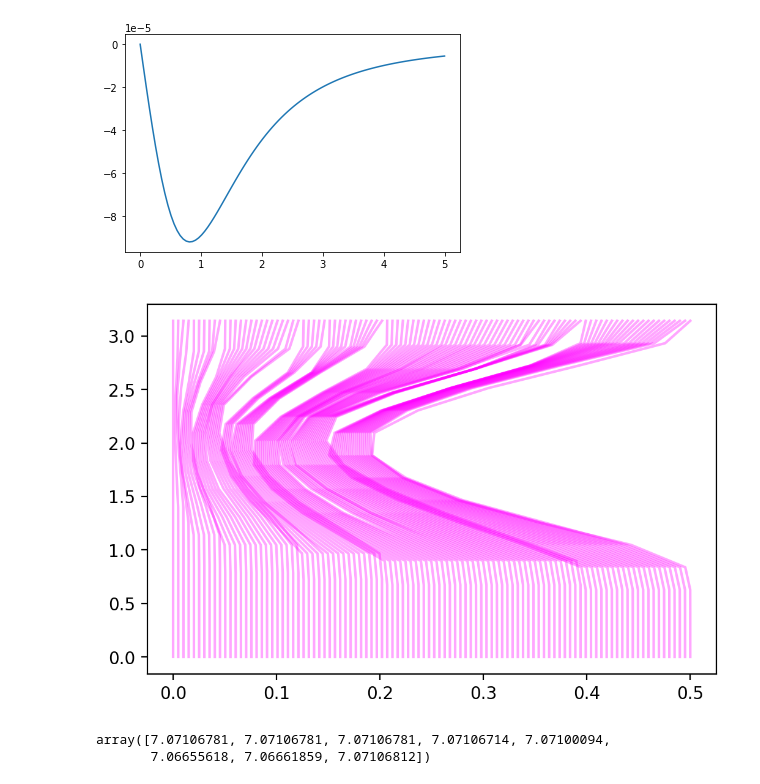
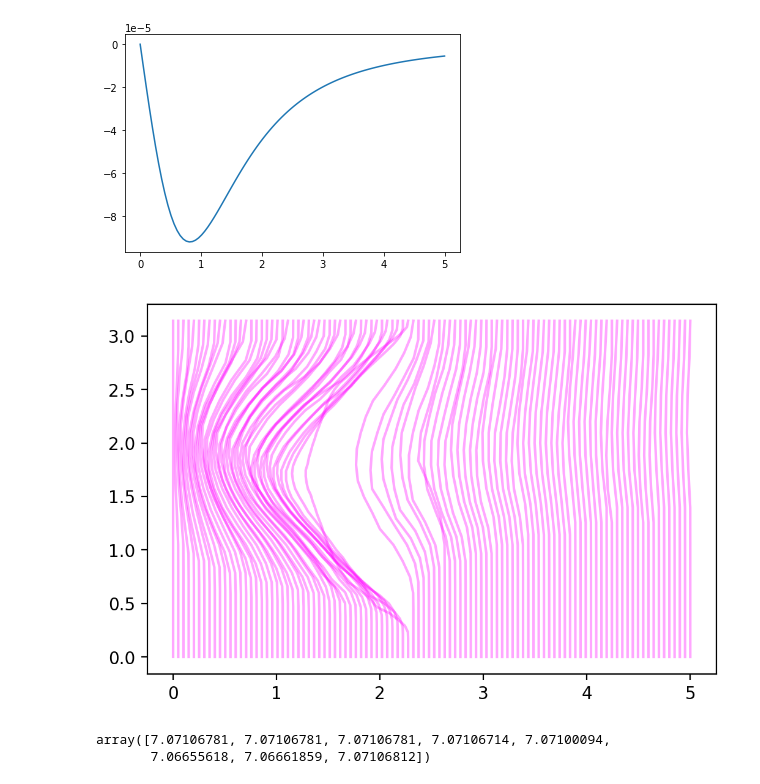
Before and after one commit to broncio123/bohmLD, a Jupyter notebook: Bohmian_resonant_cases.ipynb, the cells around one changed output. Drawn from its saved outputs; the diff is of its cells as text; code cells hidden in the pictures.

```diff
--- a/Bohmian_resonant_cases.ipynb
+++ b/Bohmian_resonant_cases.ipynb
@@ -626,18 +626,18 @@ from scipy.integrate import solve_ivp
 # %%
 fig,ax = plt.subplots(1,1,dpi=200)
 
 time_span = (0, np.pi)
-for h in np.linspace(0, 0.5, 100):
+for h in np.linspace(0,5, 100):
     solution = solve_ivp(vec, time_span, [h], rtol=2.0e-12)
     trajectory = solution.y
     n = len(trajectory[0])
     ax.plot(trajectory[0], np.linspace(*time_span,n),color="magenta",alpha=0.35)
 
 #     ax.plot(trajectory[0], vec(np.linspace(*time_span,n), trajectory[0]),color="magenta",lw=0.5,alpha=0.35)
 
 plt.show()
 # %% [output]
-[figure, old version]
+[figure, new version]
 # %%
 trajectory[0]
 # %% [output]
```
